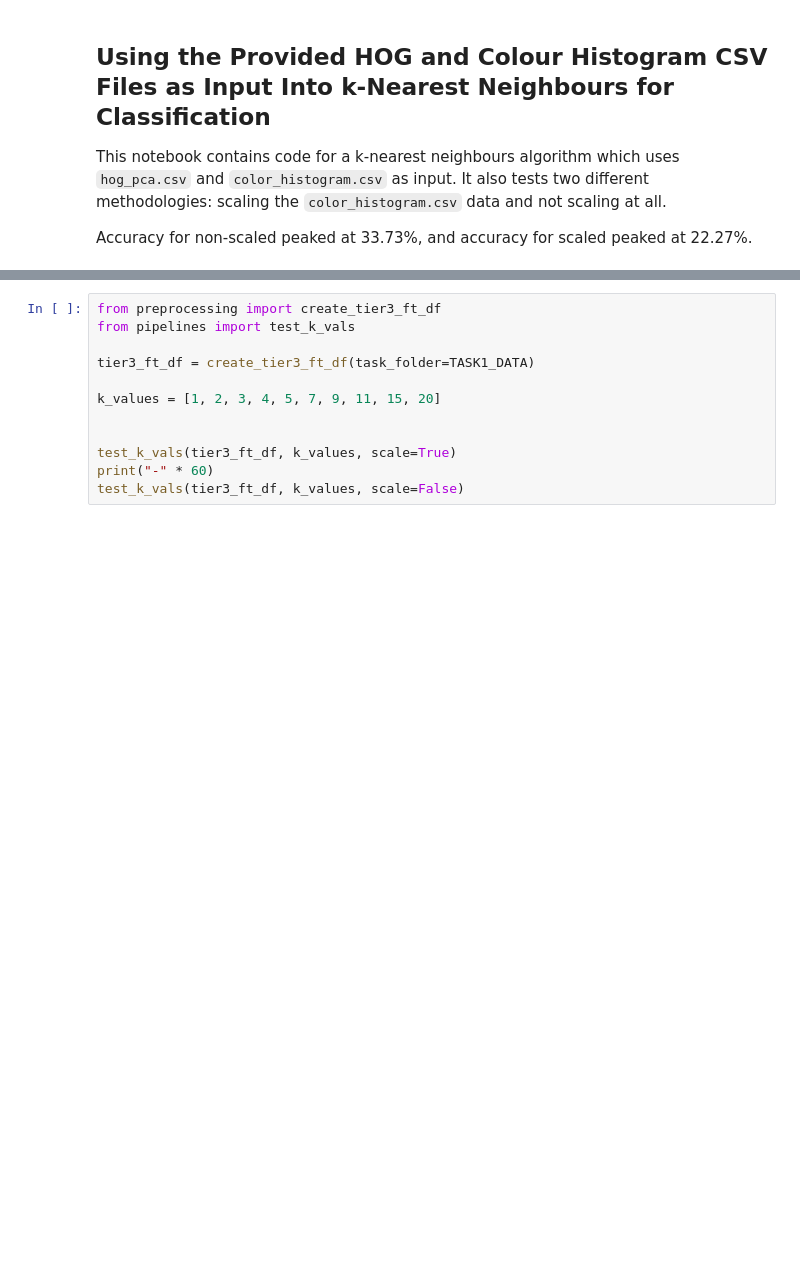
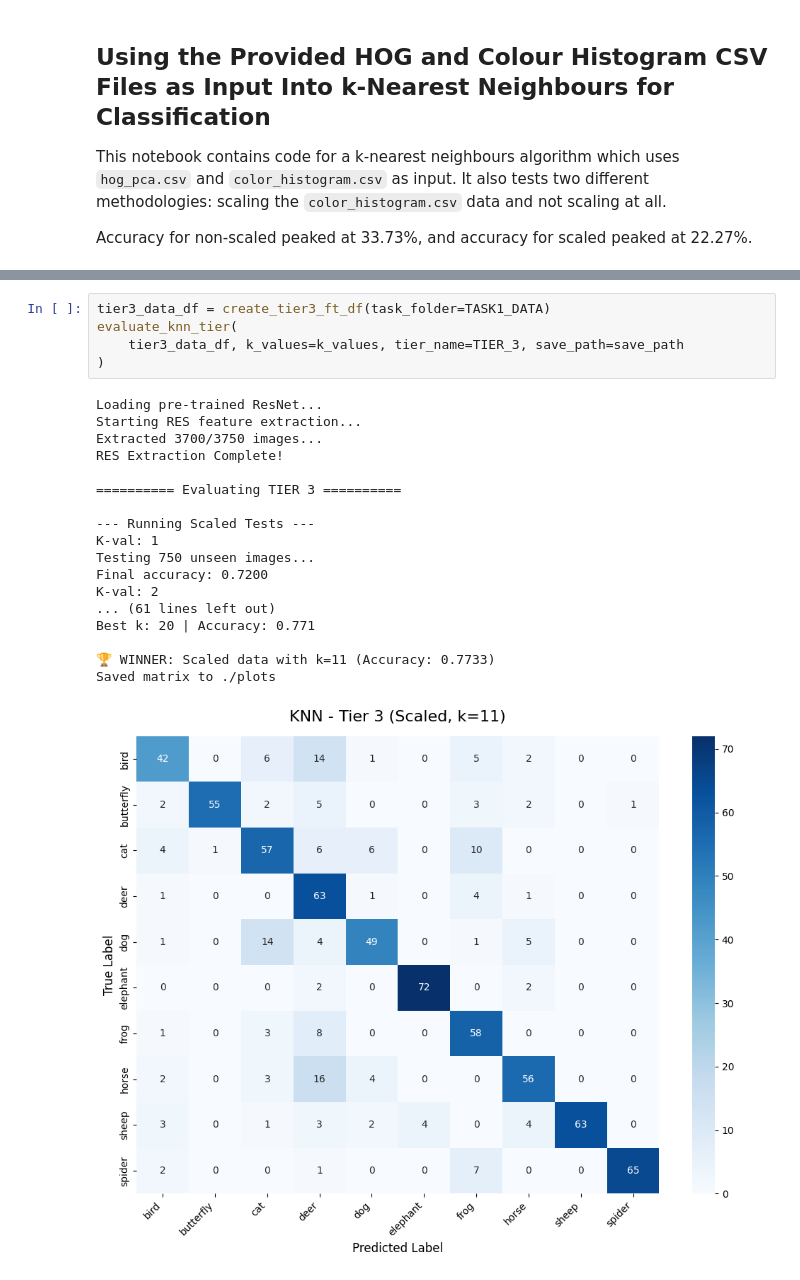
Before and after one commit to lricketson/comp30027-assmt-2, a Jupyter notebook: 01_kNN.ipynb, the cells around one changed output, grey strips where cells are left out. Drawn from its saved outputs; the diff is of its cells as text; blank space fills up the shorter version.

```diff
--- a/01_kNN.ipynb
+++ b/01_kNN.ipynb
@@ -39,12 +63,24 @@ test_k_vals(tier2_ft_df, k_values, scale=False)
 # %%
-from preprocessing import create_tier3_ft_df
-from pipelines import test_k_vals
-
-tier3_ft_df = create_tier3_ft_df(task_folder=TASK1_DATA)
-
-k_values = [1, 2, 3, 4, 5, 7, 9, 11, 15, 20]
-
-
-test_k_vals(tier3_ft_df, k_values, scale=True)
-print("-" * 60)
-test_k_vals(tier3_ft_df, k_values, scale=False)
+tier3_data_df = create_tier3_ft_df(task_folder=TASK1_DATA)
+evaluate_knn_tier(
+    tier3_data_df, k_values=k_values, tier_name=TIER_3, save_path=save_path
+)
+# %% [output]
+Loading pre-trained ResNet...
+Starting RES feature extraction...
+Extracted 3700/3750 images...
+RES Extraction Complete!
+
+========== Evaluating TIER 3 ==========
+
+--- Running Scaled Tests ---
+K-val: 1
+Testing 750 unseen images...
+Final accuracy: 0.7200
+K-val: 2
+... (61 lines left out)
+Best k: 20 | Accuracy: 0.771
+
+🏆 WINNER: Scaled data with k=11 (Accuracy: 0.7733)
+Saved matrix to ./plots
+[figure, added]
```
Also changed, not shown: parts of 3 cells of this notebook, 7 other files.
